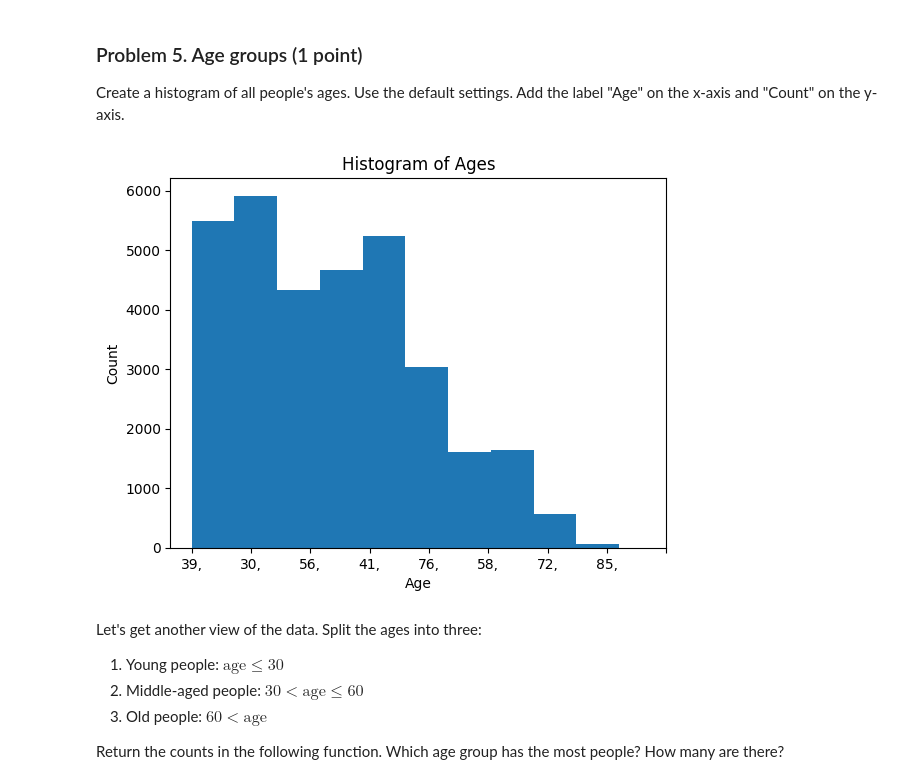
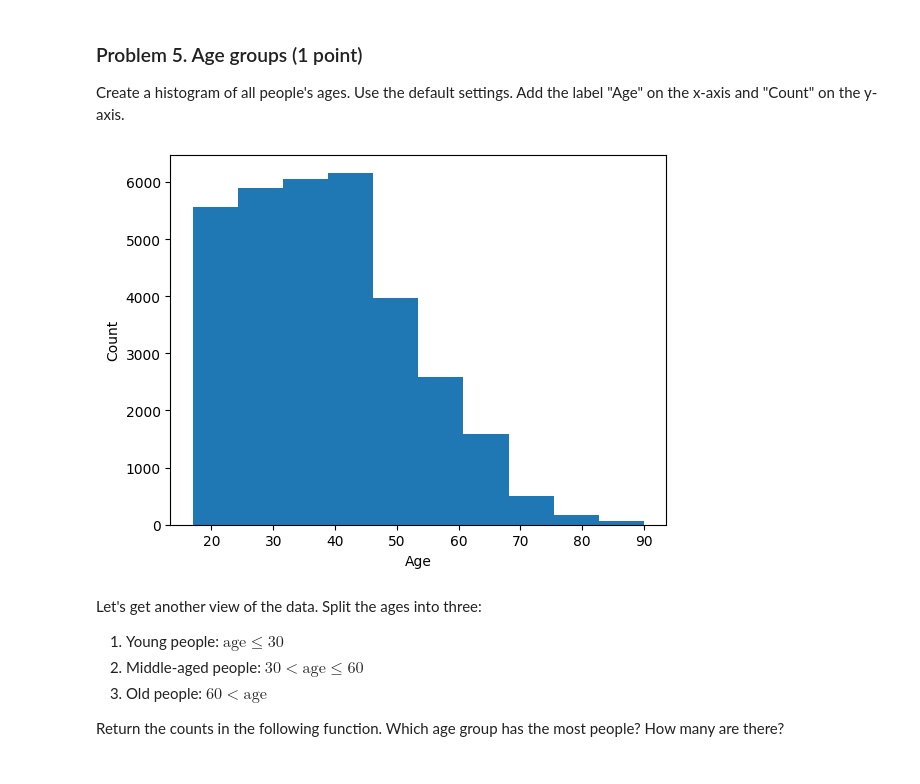
Before and after one commit to borisov5/Data-Science-June-2023, a Jupyter notebook: 03. Data Visualization. Exploratory Data Analysis/Data Visualization and EDA Lab.ipynb, the cells around one changed output. Cells and saved outputs as stored; diff of their text form; code cells hidden in the pictures.

```diff
--- a/03. Data Visualization. Exploratory Data Analysis/Data Visualization and EDA Lab.ipynb
+++ b/03. Data Visualization. Exploratory Data Analysis/Data Visualization and EDA Lab.ipynb
@@ -23,21 +23,7 @@ income_data = None
 url = 'https://archive.ics.uci.edu/ml/machine-learning-databases/adult/adult.data'
 ssl._create_default_https_context = ssl._create_unverified_context
 
-column_names = ["age",
-                "workclass",
-                "fnlwgt",
-                "education",
-                "education-num:",
-                "marital-status",
-                "occupation",
-                "relationship",
-                "race",
-                "sex",
-                "capital-gain",
-                "capital-loss",
-                "hours-per-week",
-                "native-country",
-                "income-class"]
-income_data = pd.read_csv(url, delim_whitespace=True, names=column_names)
+income_data = pd.read_csv(url, sep = ", ", header = None)
+income_data.columns = ["age", "workclass", "fnlwgt", "education", "education-num", "marital-status", "occupation", "relationship", "race", "sex", "capital-gain", "capital-loss", "hours-per-week", "native-country", "income"]
 # %%
 nose.tools.assert_is_not_none(income_data)
@@ -132,15 +83,12 @@ nose.tools.assert_greater(num_people, 10000)
 ### Problem 5. Age groups (1 point)
 Create a histogram of all people's ages. Use the default settings. Add the label "Age" on the x-axis and "Count" on the y-axis.
 # %%
-plt.hist(income_data['age'])
-
-plt.xticks([0, 10, 20, 30, 40, 50, 60, 70, 80])
-plt.xlabel('Age')
-plt.ylabel('Count')
-plt.title('Histogram of Ages')
+plt.hist(income_data.age)
+plt.xlabel("Age")
+plt.ylabel("Count")
 plt.show()
 # %% [output]
-[figure, old version]
+[figure, new version]
 # %% [markdown]
 Let's get another view of the data. Split the ages into three:
 1. Young people: $\text{age} \le 30$
```
Also changed, not shown: parts of 19 cells of this notebook, 6 other files.
